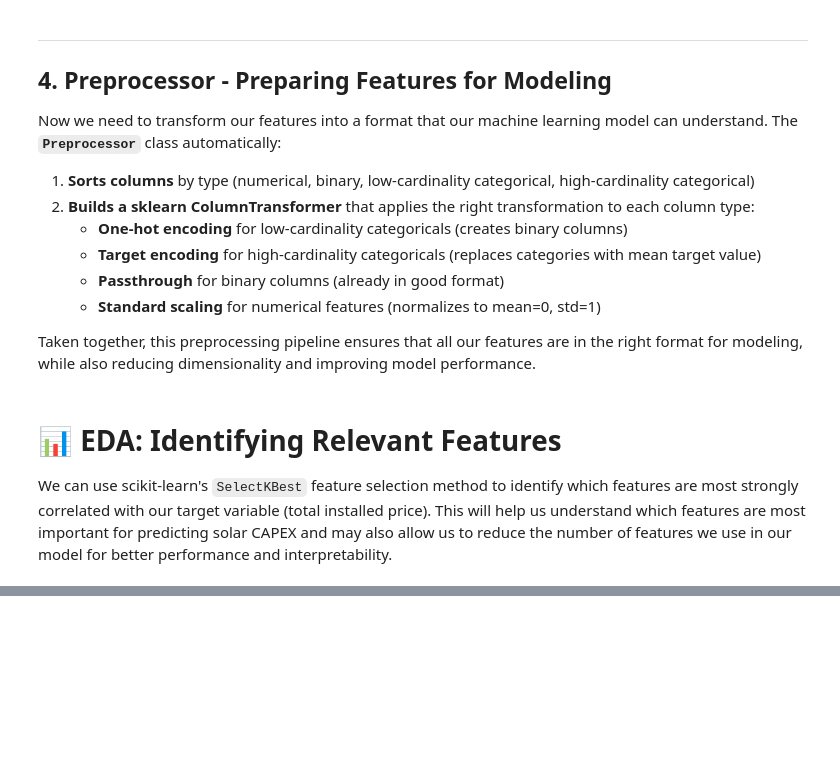
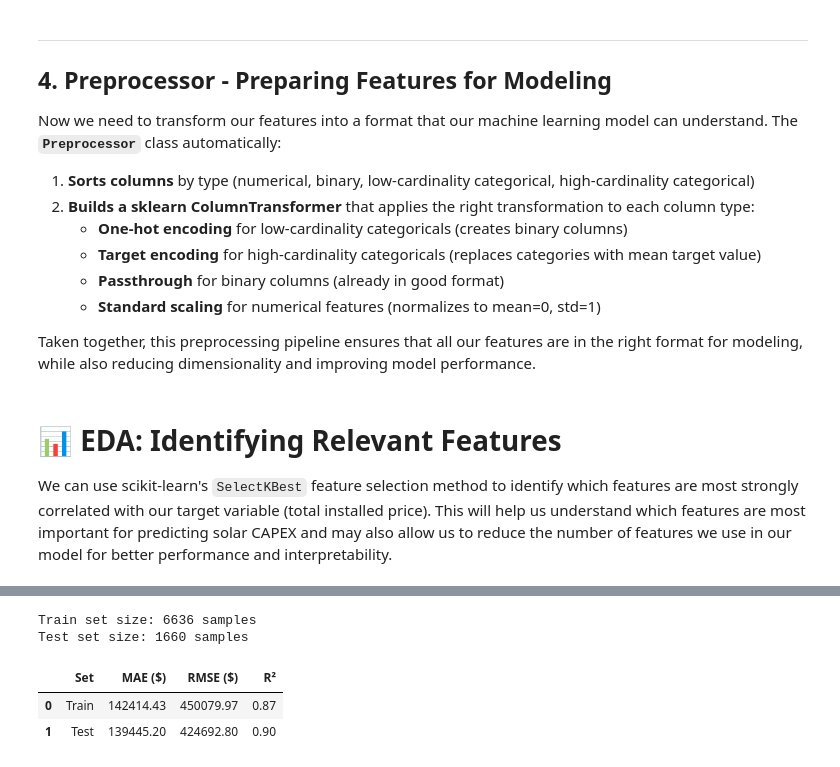
Before and after one commit to cwhitz/solar-capex-estimator, a Jupyter notebook: notebooks/Model_Development.ipynb, the cells around one changed output, grey strips where cells are left out. Cells and saved outputs as stored; diff of their text form; code cells hidden in the pictures; blank space fills up the shorter version.

```diff
--- a/notebooks/Model_Development.ipynb
+++ b/notebooks/Model_Development.ipynb
@@ -848,6 +882,15 @@ class RFRlTrainer:
         joblib.dump(best_model, filepath)
 
         print(f"Best model saved to {filepath}")
+# %%
+from sklearn.model_selection import GridSearchCV
+
+# Define the hyperparameter grid to search
+param_grid = {
+    'model__n_estimators': [50, 100, 200],
+    'model__max_depth': [5, 10, 15],
+    'model__min_samples_split': [2, 5, 10]
+}
 # %%
 model_trainer = RFRlTrainer(param_grid=param_grid, preprocessor=built_preprocessor)
 model_trainer.train_new_model(X, y)
@@ -860,0 +919,42 @@ Best model saved to ../models/best_model.pkl
+# %%
+# Load the trained model
+best_model = joblib.load('../models/best_model.pkl')
+
+# Create train/test split for evaluation
+X_train, X_test, y_train, y_test = train_test_split(X, y, test_size=0.2, random_state=42)
+
+# Generate predictions
+y_pred_train = best_model.predict(X_train)
+y_pred_test = best_model.predict(X_test)
+
+print(f"Train set size: {len(X_train)} samples")
+print(f"Test set size: {len(X_test)} samples")
+# %% [output]
+Train set size: 6636 samples
+Test set size: 1660 samples
+# %%
+from sklearn.metrics import mean_absolute_error, mean_squared_error, r2_score, mean_absolute_percentage_error
+
+# Calculate comprehensive metrics
+metrics = {
+    'Set': ['Train', 'Test'],
+    'MAE ($)': [
+        mean_absolute_error(y_train, y_pred_train),
+        mean_absolute_error(y_test, y_pred_test)
+    ],
+    'RMSE ($)': [
+        np.sqrt(mean_squared_error(y_train, y_pred_train)),
+        np.sqrt(mean_squared_error(y_test, y_pred_test))
+    ],
+    'R²': [
+        r2_score(y_train, y_pred_train),
+        r2_score(y_test, y_pred_test)
+    ]
+}
+
+metrics_df = pd.DataFrame(metrics)
+metrics_df.round(2)
+# %% [output]
+|  | Set | MAE ($) | RMSE ($) | R² |
+| 0 | Train | 142414.43 | 450079.97 | 0.87 |
+| 1 | Test | 139445.20 | 424692.80 | 0.90 |
```
Also changed, not shown: parts of 18 cells of this notebook, 1 other file.
